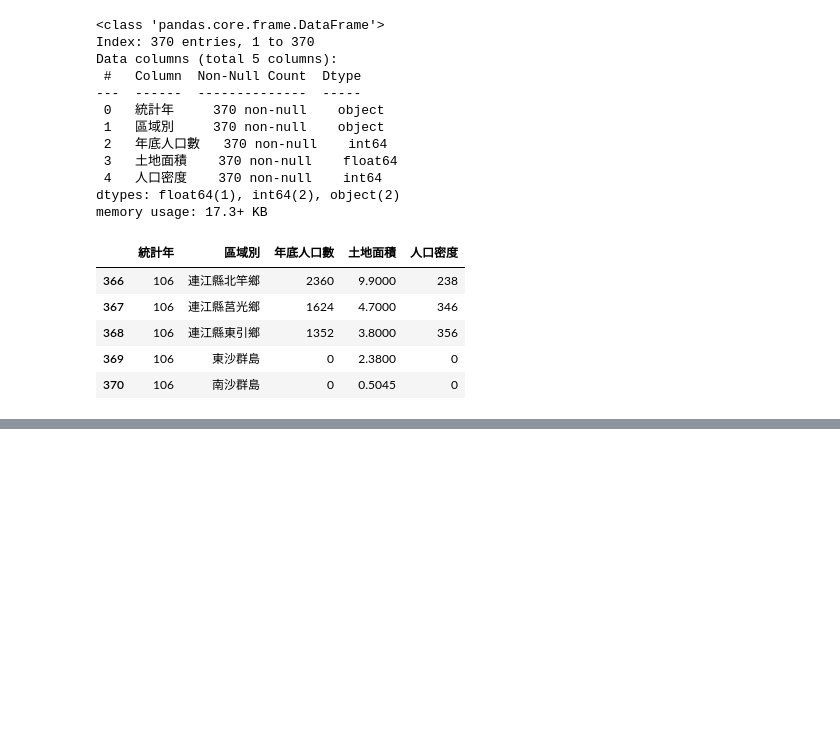
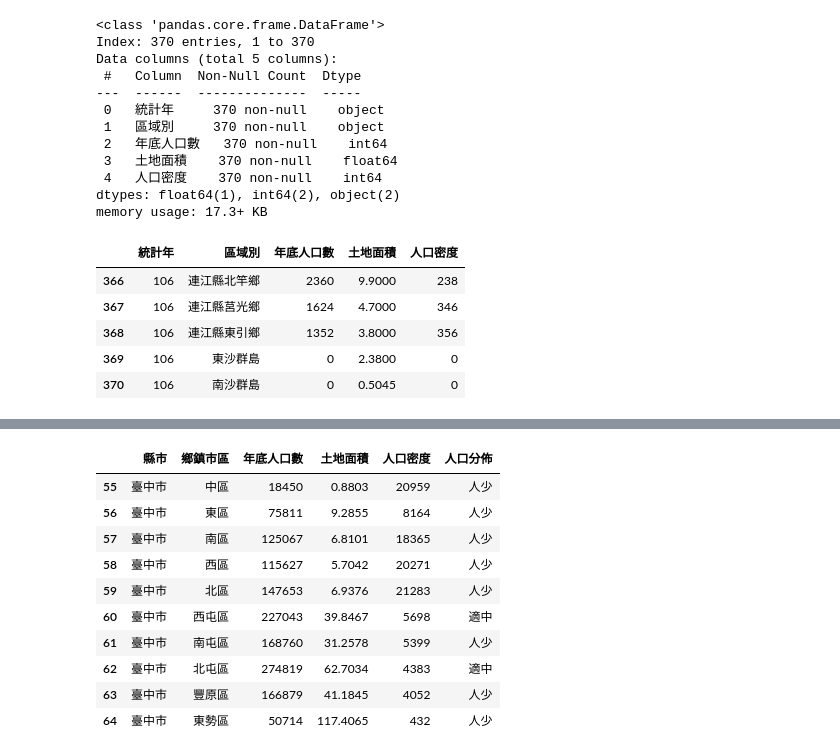
Before and after one commit to minyi-114/python_analysis, a Jupyter notebook: lesson8/lesson8_4.ipynb, the cells around one changed output, grey strips where cells are left out. Saved outputs shown, nothing was run; the diff lists cells and outputs as text; code cells hidden in the pictures; blank space fills up the shorter version.

```diff
--- a/lesson8/lesson8_4.ipynb
+++ b/lesson8/lesson8_4.ipynb
@@ -146,3 +146,20 @@ df3.tail()
 | 368 | 106 | 連江縣東引鄉 | 1352 | 3.8000 | 356 |
 | 369 | 106 | 東沙群島 | 0 | 2.3800 | 0 |
 | 370 | 106 | 南沙群島 | 0 | 0.5045 | 0 |
+# %%
+def split_city(city:str) -> str: #取得縣市名稱
+    if len(city) > 4:
+        return city[:3]
+    else:
+        return city
+
+def split_area(area:str) -> str: #取得區域名稱
+    if len(area) > 4:
+        return area[3:]
+    else:
+        return '全區'
+
+df3['縣市'] = df3['區域別'].map(split_city) #取得縣市名稱
+df3['鄉鎮市區'] = df3['區域別'].map(split_area) #取得區域名稱
+df4 = df3.reindex(columns=['縣市', '鄉鎮市區', '年底人口數', '土地面積', '人口密度']) #重新排序欄位
+df4.tail()
@@ -148,0 +173,23 @@ df3.tail()
+# %%
+def population(value:int) -> str: #取得人口數的描述
+    if value > 367653:
+        return '人多'
+    elif value > 183826:
+        return '適中'
+    else:
+        return '人少'
+
+df4['人口分佈'] = df4['年底人口數'].map(population) #取得人口數的描述
+df4.loc[df4['縣市']=='臺中市'].head(10)
+# %% [output]
+|  | 縣市 | 鄉鎮市區 | 年底人口數 | 土地面積 | 人口密度 | 人口分佈 |
+| 55 | 臺中市 | 中區 | 18450 | 0.8803 | 20959 | 人少 |
+| 56 | 臺中市 | 東區 | 75811 | 9.2855 | 8164 | 人少 |
+| 57 | 臺中市 | 南區 | 125067 | 6.8101 | 18365 | 人少 |
+| 58 | 臺中市 | 西區 | 115627 | 5.7042 | 20271 | 人少 |
+| 59 | 臺中市 | 北區 | 147653 | 6.9376 | 21283 | 人少 |
+| 60 | 臺中市 | 西屯區 | 227043 | 39.8467 | 5698 | 適中 |
+| 61 | 臺中市 | 南屯區 | 168760 | 31.2578 | 5399 | 人少 |
+| 62 | 臺中市 | 北屯區 | 274819 | 62.7034 | 4383 | 適中 |
+| 63 | 臺中市 | 豐原區 | 166879 | 41.1845 | 4052 | 人少 |
+| 64 | 臺中市 | 東勢區 | 50714 | 117.4065 | 432 | 人少 |
```
Also changed, not shown: parts of 2 cells of this notebook, 1 other file.
